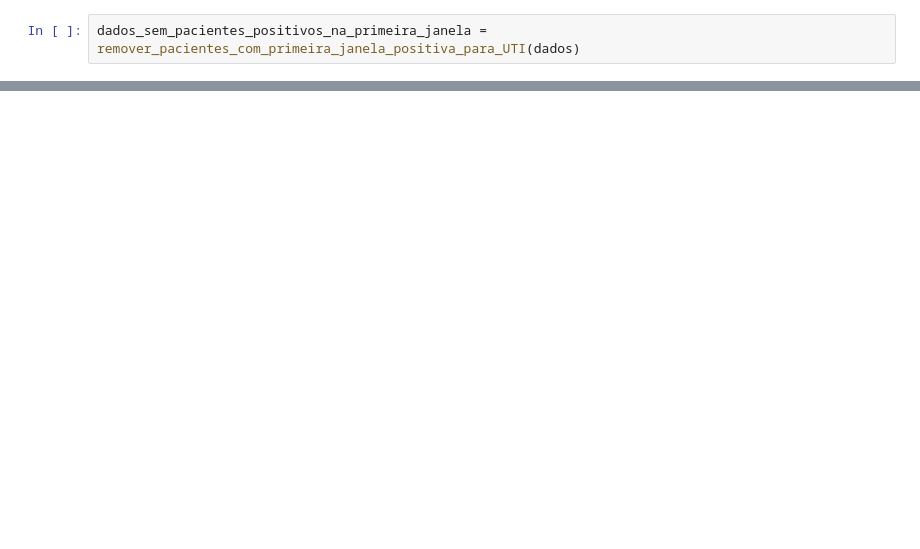
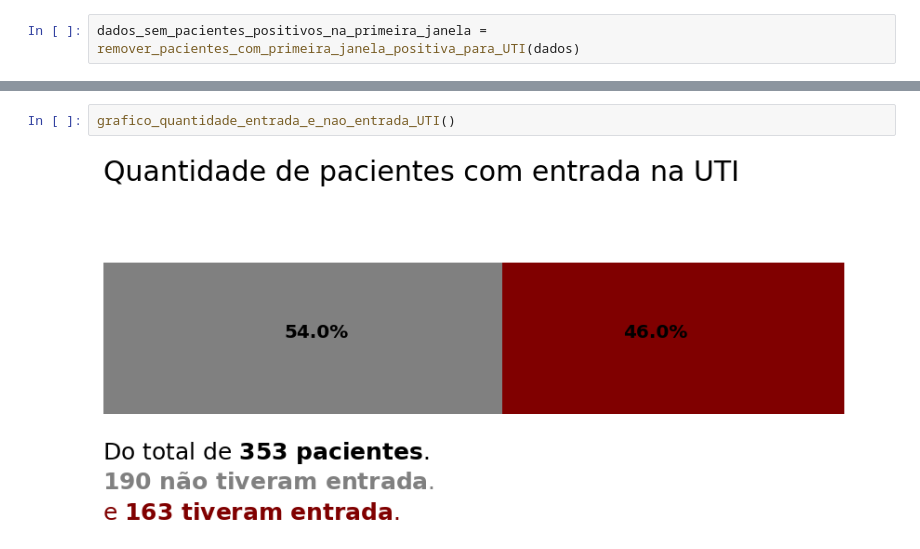
Before and after one commit to FranciscoFoz/Projeto_Final_Bootcamp_Data_Science_Alura, a Jupyter notebook: Notebooks/Projeto_final_Previsao_Admissao_UTI.ipynb, the cells around one changed output, grey strips where cells are left out. Cells and saved outputs as stored; diff of their text form; blank space fills up the shorter version.

```diff
--- a/Notebooks/Projeto_final_Previsao_Admissao_UTI.ipynb
+++ b/Notebooks/Projeto_final_Previsao_Admissao_UTI.ipynb
@@ -290,0 +262,4 @@ dados
+# %%
+grafico_quantidade_entrada_e_nao_entrada_UTI()
+# %% [output]
+[figure, added]
```
Also changed, not shown: parts of 95 cells of this notebook.
